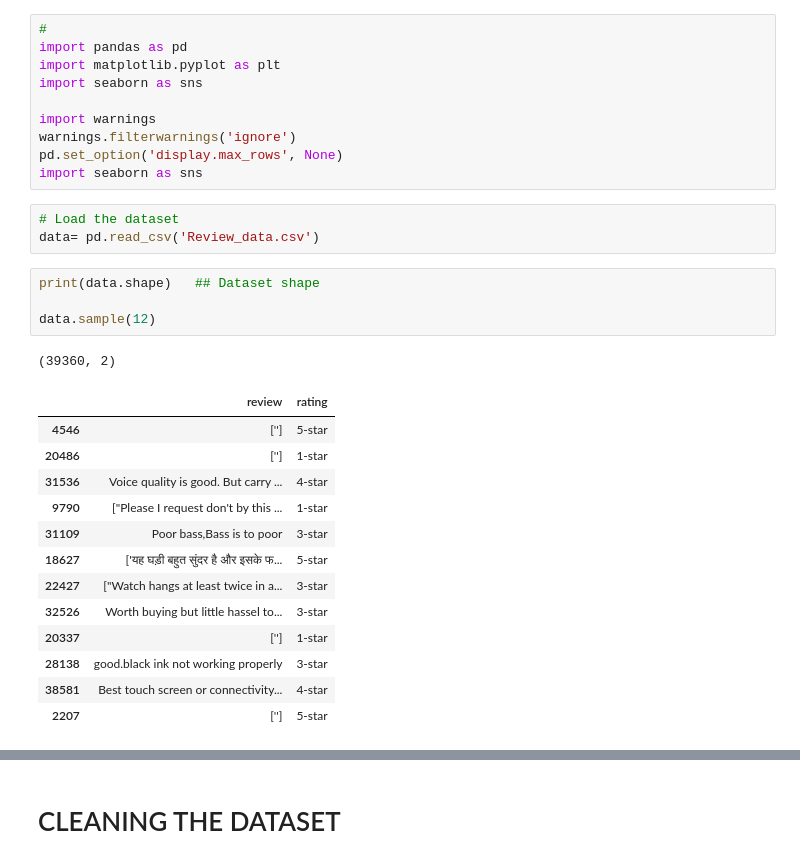
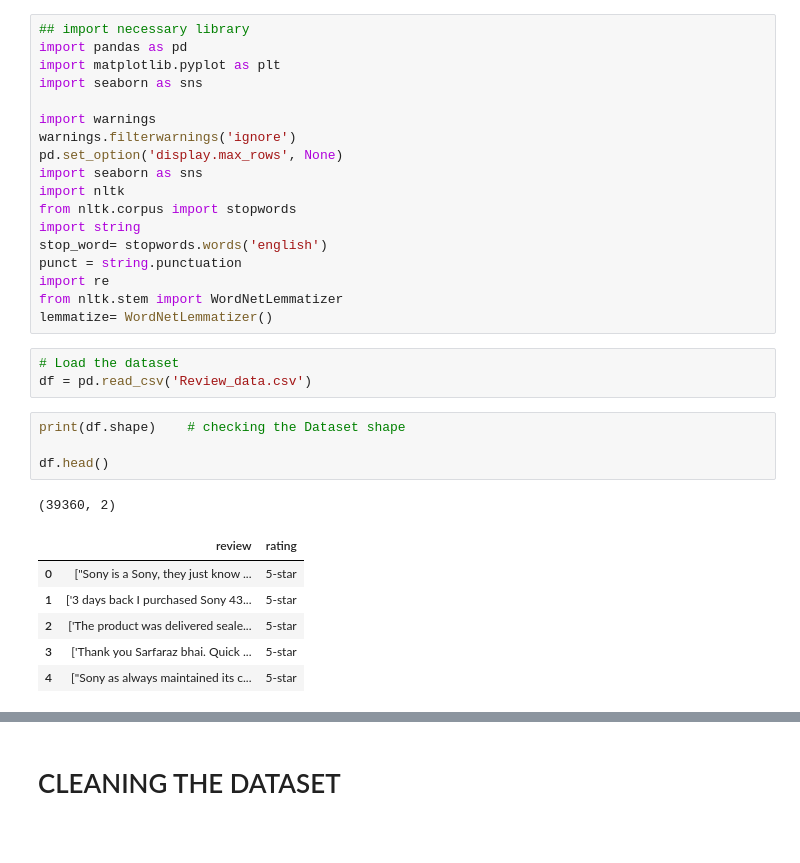
Before and after one commit to maaniaxs/Internship, a Jupyter notebook: Rating-Prediction-Project/RATING-PREDICTION-PROJECT.ipynb, the cells around one changed output, grey strips where cells are left out. Cells and saved outputs as stored; diff of their text form; blank space fills up the shorter version.

```diff
--- a/Rating-Prediction-Project/RATING-PREDICTION-PROJECT.ipynb
+++ b/Rating-Prediction-Project/RATING-PREDICTION-PROJECT.ipynb
@@ -10,5 +10,5 @@ INTRODUCTION
 # %%
-#
+## import necessary library
 import pandas as pd
 import matplotlib.pyplot as plt
 import seaborn as sns
@@ -17,25 +17,26 @@ import warnings
 warnings.filterwarnings('ignore')
 pd.set_option('display.max_rows', None)
 import seaborn as sns
+import nltk
+from nltk.corpus import stopwords
+import string
+stop_word= stopwords.words('english')
+punct = string.punctuation
+import re
+from nltk.stem import WordNetLemmatizer
+lemmatize= WordNetLemmatizer()
 # %%
 # Load the dataset
-data= pd.read_csv('Review_data.csv')
+df = pd.read_csv('Review_data.csv')
 # %%
-print(data.shape)   ## Dataset shape
+print(df.shape)    # checking the Dataset shape
 
-data.sample(12)
+df.head()
 # %% [output]
 (39360, 2)
 |  | review | rating |
-| 4546 | [''] | 5-star |
-| 20486 | [''] | 1-star |
-| 31536 | Voice quality is good. But carry ... | 4-star |
-| 9790 | ["Please I request don't by this ... | 1-star |
-| 31109 | Poor bass,Bass is to poor | 3-star |
-| 18627 | ['यह घड़ी बहुत सुंदर है और इसके फ... | 5-star |
-| 22427 | ["Watch hangs at least twice in a... | 3-star |
-| 32526 | Worth buying but little hassel to... | 3-star |
-| 20337 | [''] | 1-star |
-| 28138 | good.black ink not working properly | 3-star |
-| 38581 | Best touch screen or connectivity... | 4-star |
-| 2207 | [''] | 5-star |
+| 0 | ["Sony is a Sony, they just know ... | 5-star |
+| 1 | ['3 days back I purchased Sony 43... | 5-star |
+| 2 | ['The product was delivered seale... | 5-star |
+| 3 | ['Thank you Sarfaraz bhai. Quick ... | 5-star |
+| 4 | ["Sony as always maintained its c... | 5-star |
```
Also changed, not shown: parts of 50 cells of this notebook.
